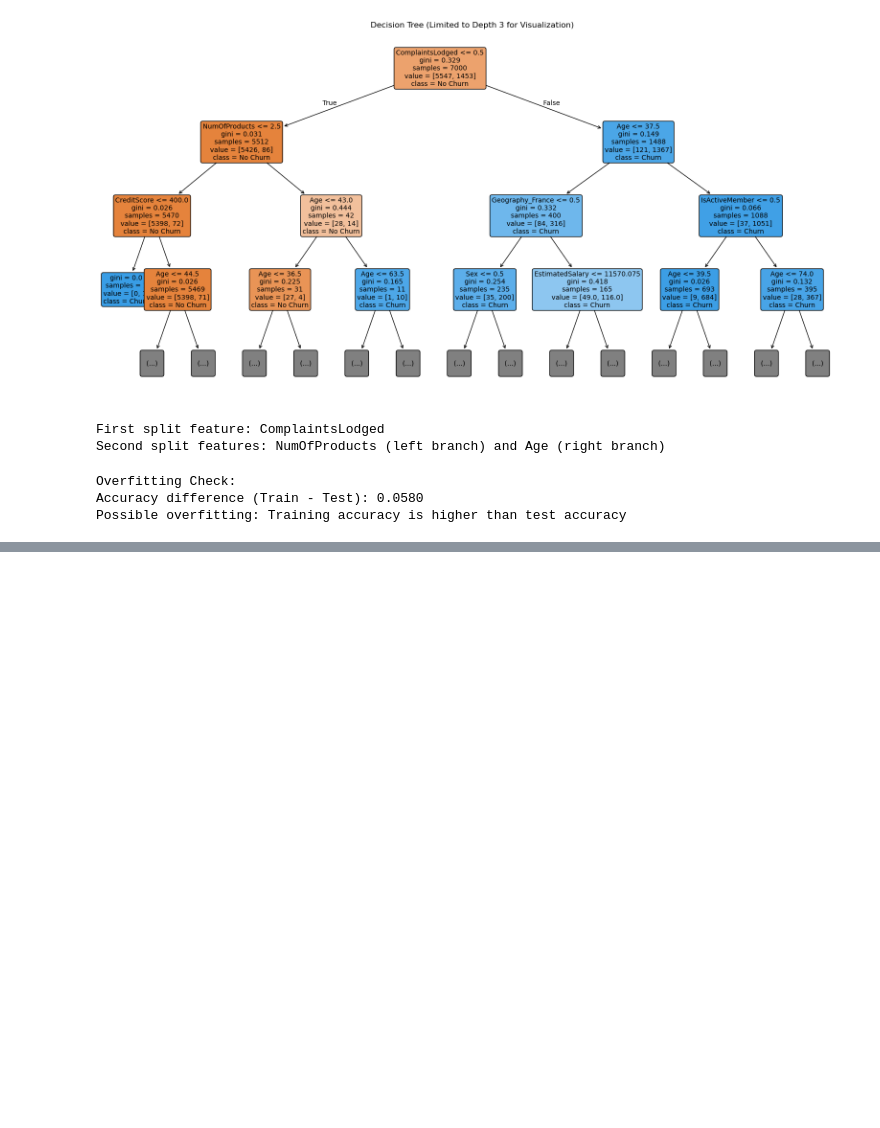
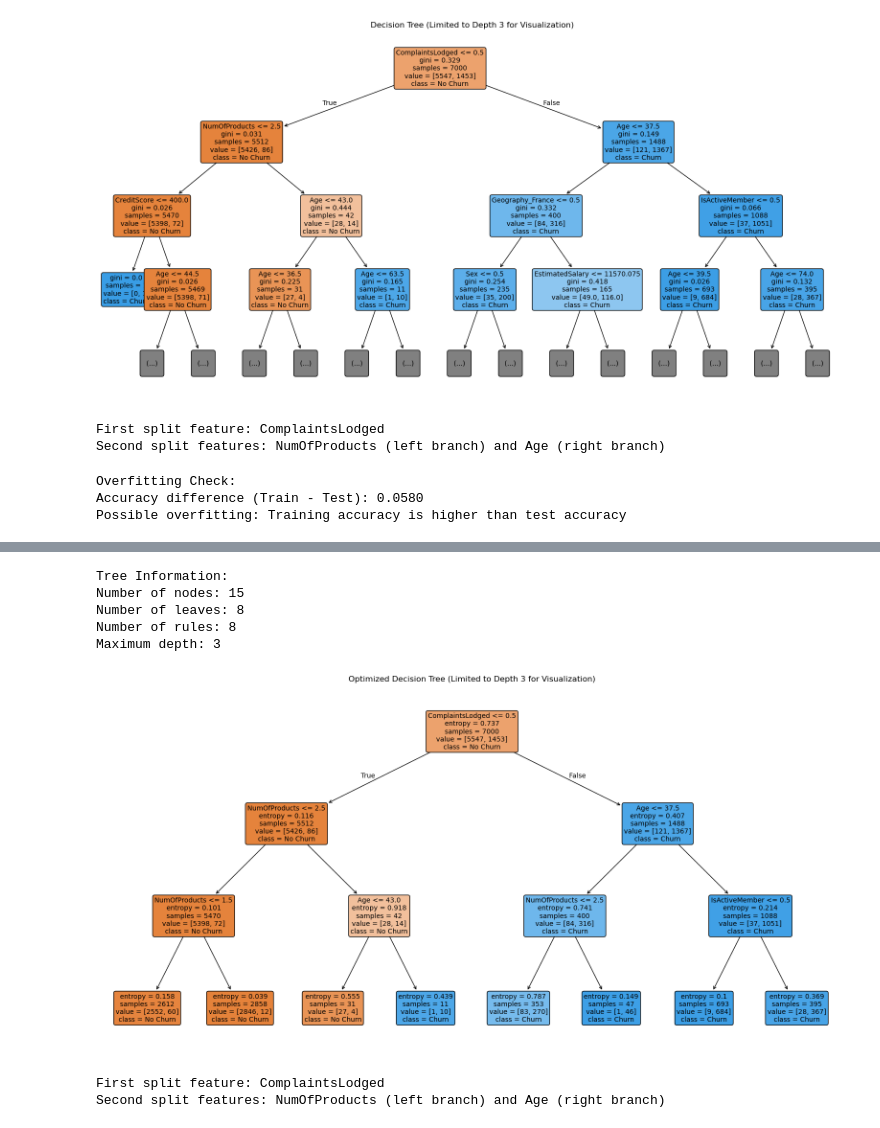
Before and after one commit to idrcmatre/churn-prediction-ml, a Jupyter notebook: Decision Trees.ipynb, the cells around one changed output, grey strips where cells are left out. Cells and saved outputs as stored; diff of their text form; code cells hidden in the pictures; blank space fills up the shorter version.

Commit message:
Tuned Decision Tree completed

```diff
--- a/Decision Trees.ipynb
+++ b/Decision Trees.ipynb
@@ -118,3 +118,38 @@ else:
 Overfitting Check:
 Accuracy difference (Train - Test): 0.0580
 Possible overfitting: Training accuracy is higher than test accuracy
+# %%
+# Explanation of hyperparameters:
+# - max_depth: Maximum depth of the tree (None means unlimited)
+# - min_samples_split: Minimum samples required to split a node
+# - min_samples_leaf: Minimum samples required at a leaf node
+# - criterion: Function to measure the quality of a split (gini or entropy)
+
+# Define the parameter grid to search
+param_grid = {
+    'max_depth': [3, 5, 7, 9, None],
+    'min_samples_split': [2, 5, 10, 20],
+    'min_samples_leaf': [1, 2, 4, 8],
+    'criterion': ['gini', 'entropy']
+}
+# %%
+# Create the GridSearchCV object
+grid_search = GridSearchCV(
+    estimator=DecisionTreeClassifier(random_state=42),
+    param_grid=param_grid,
+    cv=5,                    # 5-fold cross-validation
+    scoring='accuracy',      # Use accuracy as the scoring metric
+    n_jobs=-1,               # Use all available CPU cores
+    verbose=1                # Show progress
+)
+# %%
+# Perform the grid search
+print("Starting Grid Search for Decision Tree optimization...")
+grid_search.fit(X_train, y_train)
+
+# Get the best parameters and best estimator
+print("\nBest Parameters:")
+print(grid_search.best_params_)
+
+# Use the best model
+dt_best = grid_search.best_estimator_
@@ -120,0 +199,41 @@ Possible overfitting: Training accuracy is higher than test accuracy
+# %%
+# Get tree information
+n_nodes_best = dt_best.tree_.node_count
+n_leaves_best = dt_best.tree_.n_leaves
+max_depth_best = dt_best.tree_.max_depth
+
+print("\nTree Information:")
+print(f"Number of nodes: {n_nodes_best}")
+print(f"Number of leaves: {n_leaves_best}")
+print(f"Number of rules: {n_leaves_best}")  # Each leaf corresponds to a decision rule
+print(f"Maximum depth: {max_depth_best}")
+# %% [output]
+Tree Information:
+Number of nodes: 15
+Number of leaves: 8
+Number of rules: 8
+Maximum depth: 3
+# %%
+# Plot the decision tree (limited to max_depth=3 for visualization)
+plt.figure(figsize=(20, 10))
+plot_tree(dt_best, max_depth=3, feature_names=X.columns, class_names=['No Churn', 'Churn'],
+          filled=True, rounded=True, fontsize=10)
+plt.title("Optimized Decision Tree (Limited to Depth 3 for Visualization)")
+plt.show()
+# %% [output]
+[figure, added]
+# %%
+# Get the first split feature
+first_split_feature_best = X.columns[dt_best.tree_.feature[0]]
+print(f"\nFirst split feature: {first_split_feature_best}")
+
+# Get the second split features (there can be two second splits)
+left_child_idx_best = dt_best.tree_.children_left[0]
+right_child_idx_best = dt_best.tree_.children_right[0]
+left_split_feature_best = X.columns[dt_best.tree_.feature[left_child_idx_best]] if left_child_idx_best != -1 else "None"
+right_split_feature_best = X.columns[dt_best.tree_.feature[right_child_idx_best]] if right_child_idx_best != -1 else "None"
+
+print(f"Second split features: {left_split_feature_best} (left branch) and {right_split_feature_best} (right branch)")
+# %% [output]
+First split feature: ComplaintsLodged
+Second split features: NumOfProducts (left branch) and Age (right branch)
```
Also changed, not shown: parts of 4 cells of this notebook.
